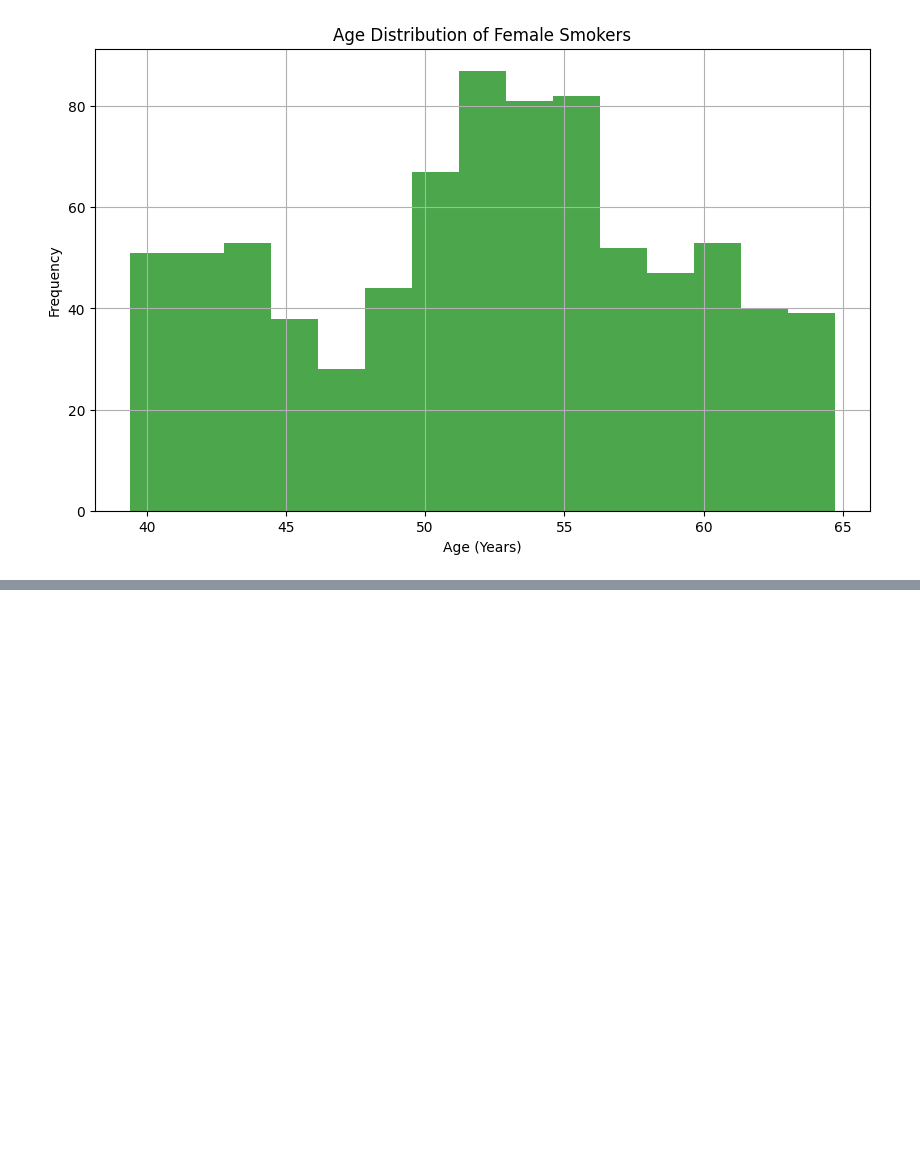
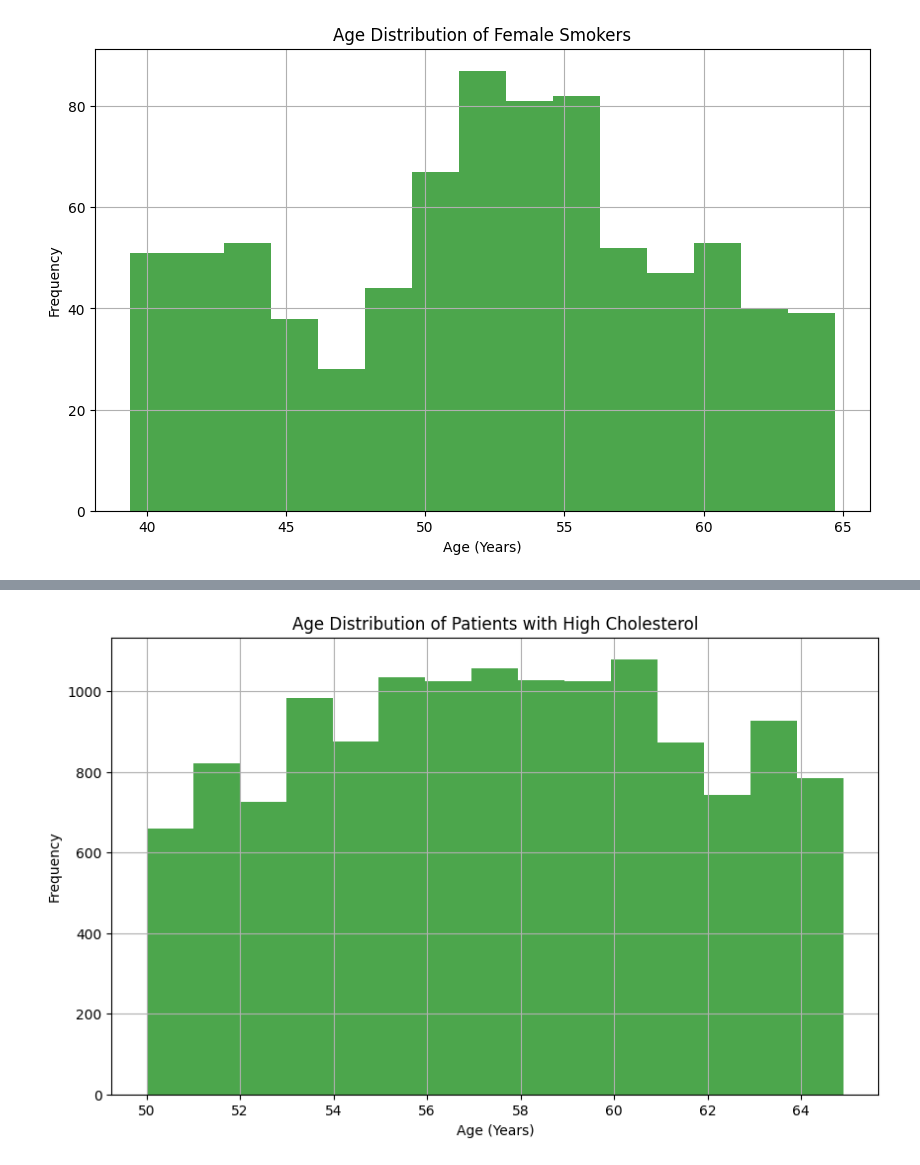
Before and after one commit to 22053604/Cardiovascular-Health-Analysis, a Jupyter notebook: Development_Notebook.ipynb, the cells around one changed output, grey strips where cells are left out. Cells and saved outputs as stored; diff of their text form; code cells hidden in the pictures; blank space fills up the shorter version.

Commit message:
Added Shanto's third graph and fixed compatibility issue

```diff
--- a/Development_Notebook.ipynb
+++ b/Development_Notebook.ipynb
@@ -433,3 +433,79 @@ def visualize_data(df, column, title, xlabel, ylabel):
 visualize_data(combination_1_result, 'age_years', 'Age Distribution of Female Smokers', 'Age (Years)', 'Frequency')
 # %% [output]
 [figure]
+# %%
+import pandas as pd
+import matplotlib.pyplot as plt
+
+# Function to filter based on combinations
+def analyze_combination(df, factors):
+    """
+    Filter a DataFrame based on a combination of demographic, clinical, and lifestyle factors.
+
+    Args:
+    df (pd.DataFrame): The DataFrame to filter.
+    factors (dict): A dictionary where keys are column names and values are conditions to filter on.
+
+    Returns:
+    pd.DataFrame: Filtered DataFrame.
+    """
+    filtered_df = df.copy()
+    for column, condition in factors.items():
+        filtered_df = filtered_df.query(f"{column} {condition}")
+    return filtered_df
+
+# Function to visualize data
+def visualize_data(df, column, title, xlabel, ylabel):
+    """
+    Visualize the distribution of a specific column from the dataset.
+
+    Args:
+    df (pd.DataFrame): Dataset to visualize.
+    column (str): Column name to visualize.
+    title (str): Title of the plot.
+    xlabel (str): Label for the x-axis.
+    ylabel (str): Label for the y-axis.
+
+    Returns:
+    None
+    """
+    plt.figure(figsize=(10, 6))
+    plt.hist(df[column], bins=15, alpha=0.7, color='green')
+    plt.title(title)
+    plt.xlabel(xlabel)
+    plt.ylabel(ylabel)
+    plt.grid(True)
+    plt.show()
+
+# Function to analyze multiple combinations
+def analyze_multiple_combinations(df):
+    """
+    Analyze multiple combinations of Demographic, Clinical, and Lifestyle factors.
+
+    Args:
+    df (pd.DataFrame): Cleaned dataset.
+
+    Returns:
+    None
+    """
+    # Combination 1: Gender = Female + Smoking Status = Smoker
+    factors_combination_1 = {'gender': "== 'Female'", 'smoking_status': "== 'Smoker'"}
+    result_1 = analyze_combination(df, factors_combination_1)
+    print(f"Combination 1 Results (Female Smokers):\n{result_1.head()}")
+
+    # Combination 2: Age > 50 + Cholesterol Level is Above Normal or Well Above Normal
+    factors_combination_2 = {'age_years': '> 50', 'cholesterol': "!= 'Normal'"}
+    result_2 = analyze_combination(df, factors_combination_2)
+    print(f"Combination 2 Results (Age > 50 & High Cholesterol):\n{result_2.head()}")
+
+    # Combination 3: Age > 40 + Blood Pressure (ap_hi > 120) + Active
+    factors_combination_3 = {'age_years': '> 40', 'ap_hi': '> 120', 'physical_activity': "== 'Active'"}
+    result_3 = analyze_combination(df, factors_combination_3)
+    print(f"Combination 3 Results (Age > 40, High BP, Active):\n{result_3.head()}")
+
+    # Visualize Combination 2: Age and Cholesterol Level
+    visualize_data(result_2, 'age_years', 'Age Distribution of Patients with High Cholesterol', 'Age (Years)', 'Frequency')
+
+# Analyze multiple combinations
+analyze_multiple_combinations(df_cleaned)
+# %% [output]
@@ -435,0 +529 @@ visualize_data(combination_1_result, 'age_years', 'Age Distribution of Female Sm
+[figure, added]
```
Also changed, not shown: parts of 1 cell of this notebook.
